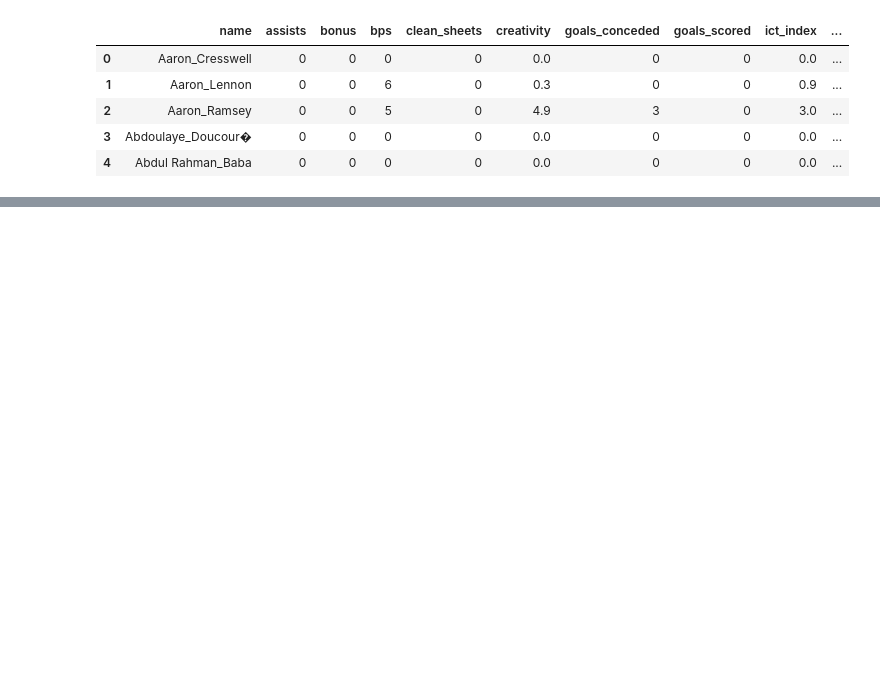
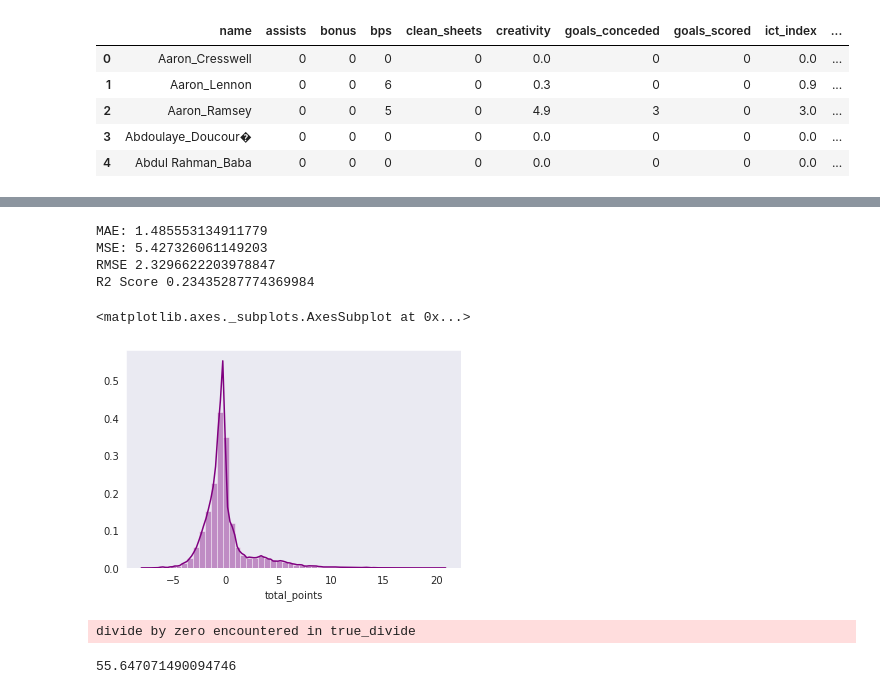
Before and after one commit to raghavbhutra/RedDevils, a Jupyter notebook: RD_Full.ipynb, the cells around one changed output, grey strips where cells are left out. Drawn from its saved outputs; the diff is of its cells as text; code cells hidden in the pictures; blank space fills up the shorter version.

```diff
--- a/RD_Full.ipynb
+++ b/RD_Full.ipynb
@@ -582,0 +890,3 @@ model.fit(X, y)
+# %%
+pca_test = pca.transform(X_test)
+pca_test
@@ -582,0 +907,9 @@ model.fit(X, y)
+# %%
+pca_test = pd.DataFrame(pca_test,columns=['PC_' + str(i) for i in range(1, 74)])
+Y_test1 = Y_test.reset_index()
+pca_test1 = pd.concat([pca_test,Y_test1],axis=1)
+pca_test1 = pca_test1.drop(columns='index')
+pca_test2 = pca_test1[['PC_1', 'PC_2', 'PC_3', 'PC_4', 'PC_5', 'PC_6', 'PC_7','PC_8','PC_9','PC_10','total_points']]
+# pca_test2 = pca_test1[['PC_1', 'PC_2', 'PC_3', 'PC_4', 'PC_5', 'PC_6', 'PC_7','PC_8','PC_9','PC_10','PC_11', 'PC_12', 'PC_13', 'PC_14', 'PC_15', 'PC_16', 'PC_17','PC_18','PC_19','PC_20','PC_21', 'PC_22', 'PC_23', 'PC_24', 'PC_25', 'PC_26', 'PC_27','PC_28','PC_29','PC_30','PC_31', 'PC_32', 'PC_33', 'PC_34', 'PC_35', 'PC_36', 'PC_37','PC_38','PC_39','PC_40','total_points']]
+
+pca_test2.head()
@@ -582,0 +923,6 @@ model.fit(X, y)
+# %%
+# pca_test_X = pca_test2[['PC_1', 'PC_2', 'PC_3', 'PC_4', 'PC_5', 'PC_6', 'PC_7','PC_8','PC_9','PC_10','PC_11', 'PC_12', 'PC_13', 'PC_14', 'PC_15', 'PC_16', 'PC_17','PC_18','PC_19','PC_20','PC_21', 'PC_22', 'PC_23', 'PC_24', 'PC_25', 'PC_26', 'PC_27','PC_28','PC_29','PC_30','PC_31', 'PC_32', 'PC_33', 'PC_34', 'PC_35', 'PC_36', 'PC_37','PC_38','PC_39','PC_40']]
+pca_test_X = pca_test2[['PC_1', 'PC_2', 'PC_3', 'PC_4', 'PC_5', 'PC_6', 'PC_7','PC_8','PC_9','PC_10']]
+
+
+pca_test_X.head()
@@ -582,0 +936,3 @@ model.fit(X, y)
+# %%
+predict1 = model.predict(pca_test_X)
+predict1
@@ -592,9 +984,17 @@ df['Error'].plot()
 # %%
 from sklearn.metrics import mean_absolute_error,mean_squared_error, explained_variance_score,r2_score,classification_report
-print('MAE:',mean_absolute_error(y_test,predict))
-print('MSE:',mean_squared_error(y_test,predict))
-print('RMSE',np.sqrt(mean_squared_error(y_test,predict)))
-print('R2 Score',r2_score(y_test,predict))
+print('MAE:',mean_absolute_error(Y_test,predict1))
+print('MSE:',mean_squared_error(Y_test,predict1))
+print('RMSE',np.sqrt(mean_squared_error(Y_test,predict1)))
+print('R2 Score',r2_score(Y_test,predict1))
+# %% [output]
+MAE: 1.485553134911779
+MSE: 5.427326061149203
+RMSE 2.3296622203978847
+R2 Score 0.23435287774369984
 # %%
-sns.distplot(y_test-predict,color='purple',kde=True)
+sns.distplot(Y_test-predict1,color='purple',kde=True)
+# %% [output]
+<matplotlib.axes._subplots.AxesSubplot at 0x...>
+[figure, added]
 # %%
@@ -614,0 +1026,6 @@ error
+# %%
+error1=mean_absolute_percentage_error(Y_test, predict1)
+error1
+# %% [output]
+divide by zero encountered in true_divide
+55.647071490094746
```
Also changed, not shown: parts of 41 cells of this notebook.
